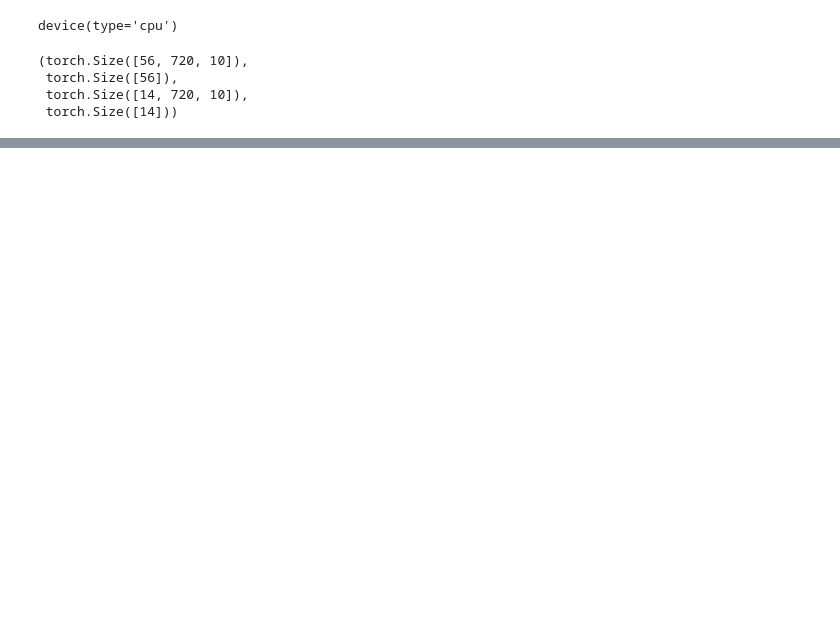
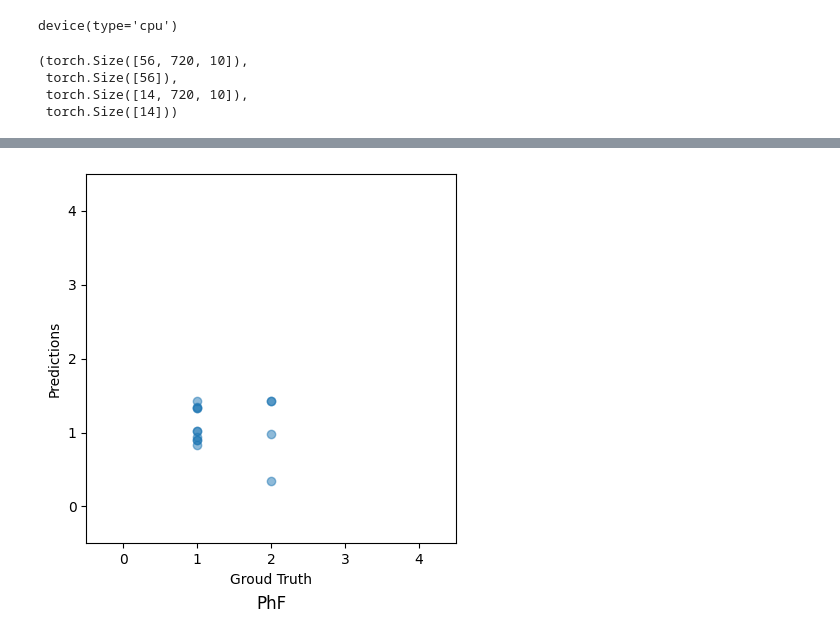
Before and after one commit to jenydu/Fatigue-Wearable, a Jupyter notebook: one_sample_case.ipynb, the cells around one changed output, grey strips where cells are left out. Cells and saved outputs as stored; diff of their text form; code cells hidden in the pictures; blank space fills up the shorter version.

```diff
--- a/one_sample_case.ipynb
+++ b/one_sample_case.ipynb
@@ -293,0 +296,83 @@ plt.show()
+# %%
+# repeat the above steps for PhF, MF, and RelP, do it in a loop
+PROlabels = [PROlabels_PhF, PROlabels_MF, PROlabels_VAS, PROlabels_RelP]
+PROlabels_name = ['PhF', 'MF', 'VAS', 'RelP']
+
+
+for i in range(len(PROlabels)):
+    np.random.seed(0)
+    print(PROlabels_name[i])
+    # Assuming your data is stored in 'data' and labels in 'labels'
+    X_train, X_test, y_train, y_test = train_test_split(df24_5days, PROlabels[i], test_size=0.2, random_state=42)
+
+    from torch.nn.utils.rnn import pad_sequence
+    # Pad sequences with zeros
+    X_train = pad_sequence([torch.tensor(seq, dtype=torch.float32) for seq in X_train], batch_first=True, padding_value=float('nan'))
+    X_test = pad_sequence([torch.tensor(seq, dtype=torch.float32) for seq in X_test], batch_first=True, padding_value=float('nan'))
+    y_train = torch.tensor(y_train, dtype=torch.float32)
+    y_test = torch.tensor(y_test, dtype=torch.float32)
+
+    X_train = torch.nan_to_num(X_train)
+    X_test = torch.nan_to_num(X_test)
+
+    X_train.shape, y_train.shape, X_test.shape, y_test.shape
+    # Instantiate the model
+    input_size = 10  # Adjust according to your data
+    hidden_size = 128
+    output_size = 1  # Assuming regression task
+    num_layers = 1
+    consistency_attention_size = 128
+    model = LSTMWithAttention(input_size, hidden_size, output_size, num_layers, consistency_attention_size)
+
+    # Define loss and optimizer
+    criterion = nn.MSELoss()
+    optimizer = optim.Adam(model.parameters(), lr=0.001)
+
+    # Training the model
+    num_epochs = 10
+
+    for epoch in range(num_epochs):
+        model.train()
+        optimizer.zero_grad()
+
+        # Forward pass
+        outputs = model(X_train)
+        loss = criterion(outputs.squeeze(), y_train)
+
+        # Backward pass and optimization
+        loss.backward()
+        optimizer.step()
+
+        print(f'Epoch [{epoch+1}/{num_epochs}], Loss: {loss.item():.4f}')
+
+        # Evaluate the model on the test set
+    model.eval()
+    with torch.no_grad():
+        test_outputs = model(X_test)
+        print(test_outputs)
+        test_loss = criterion(test_outputs.squeeze(), y_test)
+        print(f'Test Loss: {test_loss.item():.4f}')
+
+    # plot
+    y_test_np = y_test.numpy()
+    test_outputs_np = test_outputs.numpy()
+
+    # Create a scatter plot
+    # make x and y axis have the same scale
+    if PROlabels_name[i] == 'VAS':
+        plt.xlim(0.5, 10.5)
+        plt.ylim(0.5, 10.5)
+    elif PROlabels_name[i] == 'RelP':
+        plt.xlim(-1.25, 1.25)
+        plt.ylim(-1.25, 1.25)
+    else:
+        plt.xlim(-0.5, 4.5)
+        plt.ylim(-0.5, 4.5)
+
+    plt.gca().set_aspect('equal', adjustable='box')
+    plt.scatter(y_test_np, test_outputs_np, alpha=0.5)
+    plt.title(PROlabels_name[i], y=-0.2)
+    plt.xlabel('Groud Truth')
+    plt.ylabel('Predictions')
+    plt.show()
+# %% [output]
@@ -293,0 +396 @@ plt.show()
+[figure, added]
```
Also changed, not shown: parts of 11 cells of this notebook, 1 other file.
